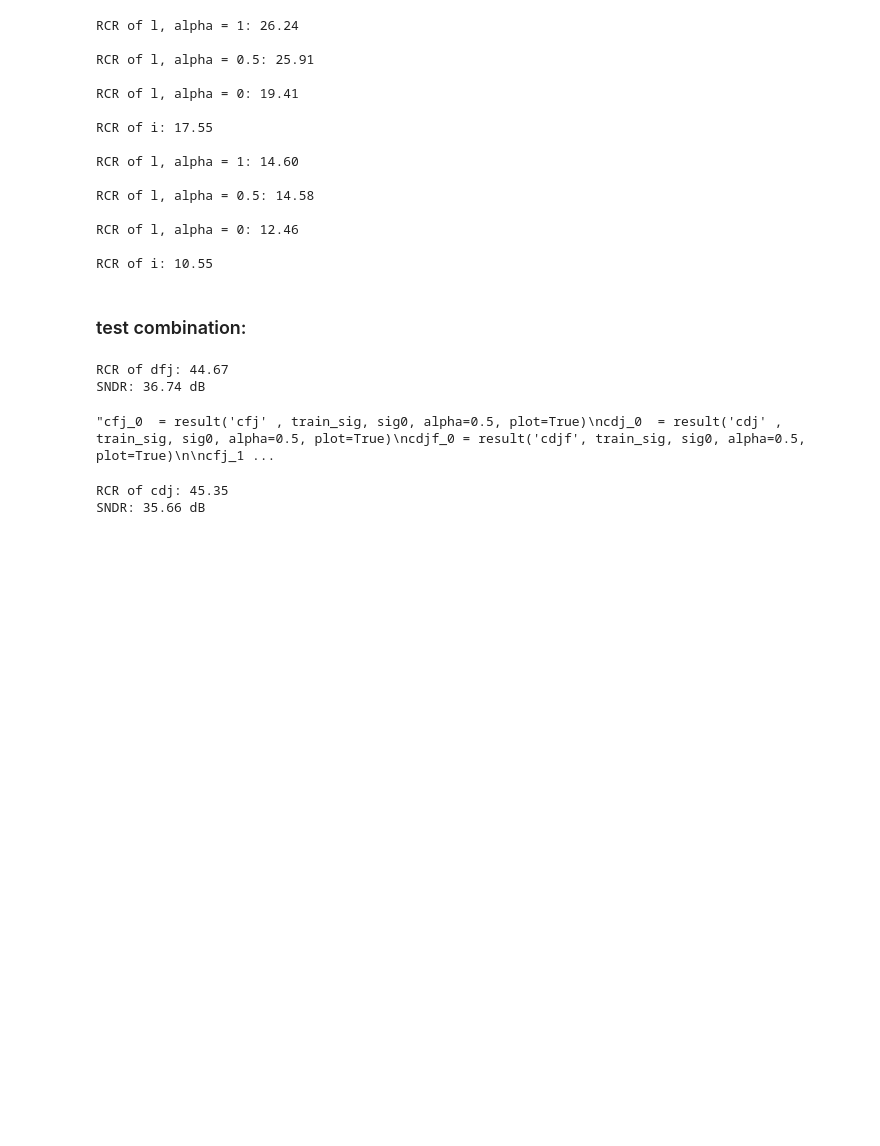
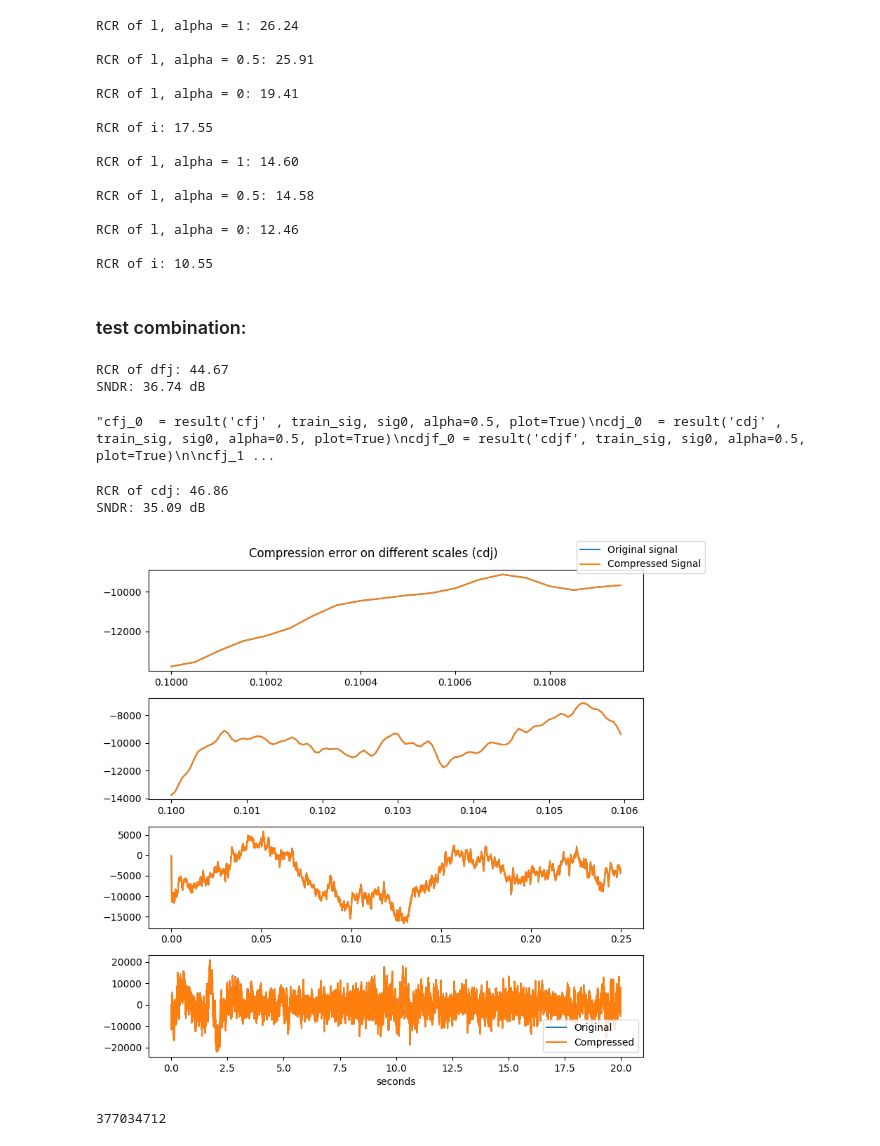
Before and after one commit to ariaalinejad/NauralSignalCompression, a Jupyter notebook: testing/CombineMethods.ipynb, the cells around one changed output. Saved outputs shown, nothing was run; the diff lists cells and outputs as text; code cells hidden in the pictures; blank space fills up the shorter version.

```diff
--- a/testing/CombineMethods.ipynb
+++ b/testing/CombineMethods.ipynb
@@ -1193,21 +1034,7 @@ def result(alg, train_sig, temp, alpha=0.5, plot=False):
                 case 'n':
                     temp = pcm_n(temp)
 
-        '''if np.max(np.abs(temp*10))<=32767:
-            #temp = temp*10
-            #sig = sig*10
-            print(int(np.max(np.abs(temp))))
-            temp = int( (temp/int(np.max(np.abs(temp)))) * 32767 ) # scale signal down to 16 bit
-        else:
-            #temp = temp*10
-            #sig = sig*10
-            #print('Attention!')'''
-
-        '''if np.max(np.abs(temp))>32767:
-            temp = (temp/int(np.max(np.abs(temp)))) * 32767  # scale signal down to 16 bit
-            scale = int(np.max(np.abs(temp)))
-            #sig = (sig/scale) * 32767'''
-        temp = np.round(temp).astype(int) # temp solution <.--------------------------------------------------------------------------
+        temp = np.round(temp).astype(int) # rounds signal before entropy coding
         if alpha == '':
 
             # calculate RCR
@@ -1245,13 +1072,10 @@ def result(alg, train_sig, temp, alpha=0.5, plot=False):
                     temp2 = u_pcm_n(temp2)
 
         # Filter the re-constructed signal to be within the band of interest
-        temp2 = bp20(temp2) # <------------------------------------------------------------------------------------------------------
-        sig = bp20(sig) # <------------------------------------------------------------------------------------------------------
+        temp2 = bp20(temp2) #
+        sig = bp20(sig) #
 
         total_error = np.sum(np.abs(temp2.flatten().astype(np.float32) - sig.flatten().astype(np.float32)))
-        #total_sig = sum(abs(sig.flatten().astype(np.float32)))
-        #ratio = (total_error/total_sig)*100
-        #print(f'Rounding error: {ratio:.2f}%')
 
         SNDR = 0
         if total_error != 0:
@@ -1282,6 +1106,7 @@ def result(alg, train_sig, temp, alpha=0.5, plot=False):
             fig.suptitle(f'Compression error on different scales ({alg})')
             plt.tight_layout()
             plt.show()
+            print(np.sum(np.abs(temp2-sig)))
 
         return temp2
 
@@ -1483,7 +1308,10 @@ RCR of dfj: 44.67
 SNDR: 36.74 dB
 "cfj_0  = result('cfj' , train_sig, sig0, alpha=0.5, plot=True)\ncdj_0  = result('cdj' , train_sig, sig0, alpha=0.5, plot=True)\ncdjf_0 = result('cdjf', train_sig, sig0, alpha=0.5, plot=True)\n\ncfj_1 ...
 # %%
-cdj_3  = result('cdj' , train_sig, sig3, alpha=0.5)
+# Final Test on dataset 4
+cdj_1 = result('cdj' , train_sig, sig1, alpha=0.5, plot=True)
 # %% [output]
-RCR of cdj: 45.35
-SNDR: 35.66 dB
+RCR of cdj: 46.86
+SNDR: 35.09 dB
+[figure, added]
+377034712
```
Also changed, not shown: parts of 15 cells of this notebook, 6 other files.
